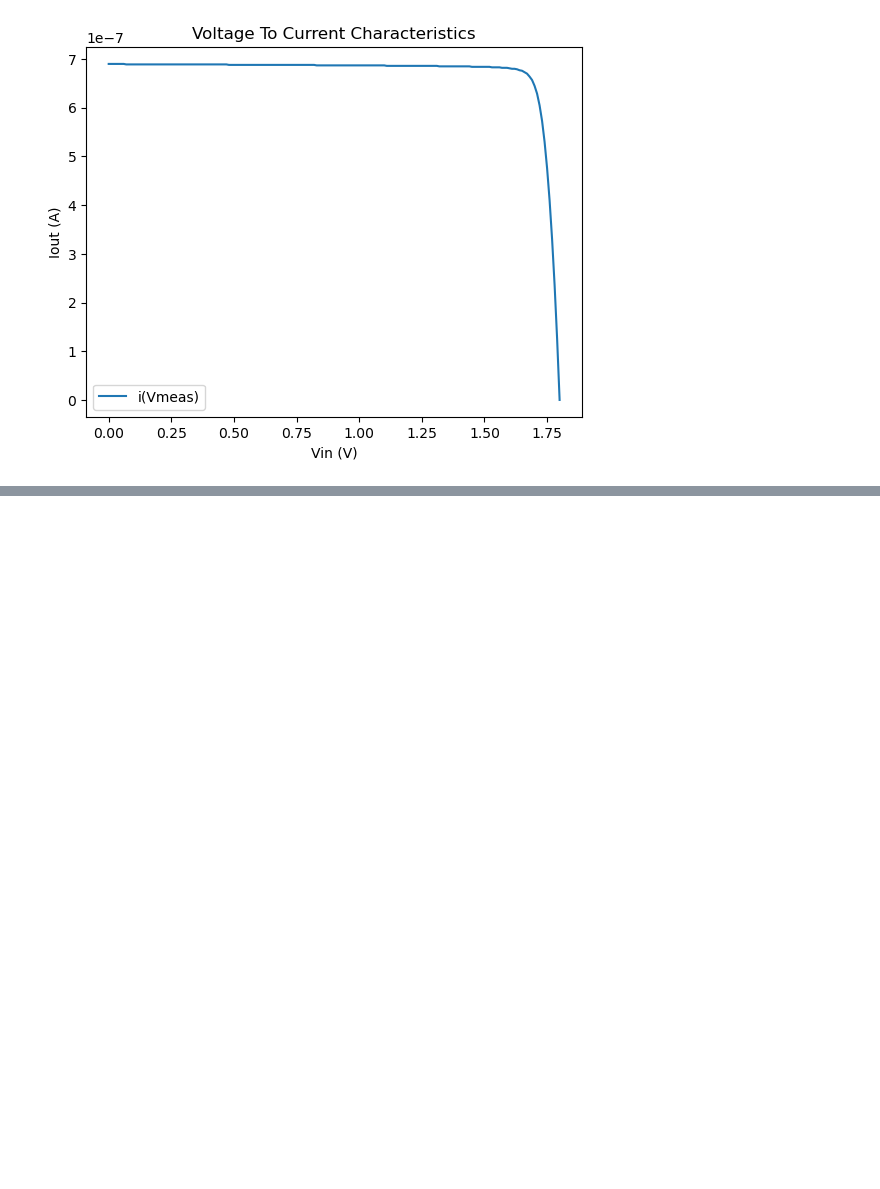
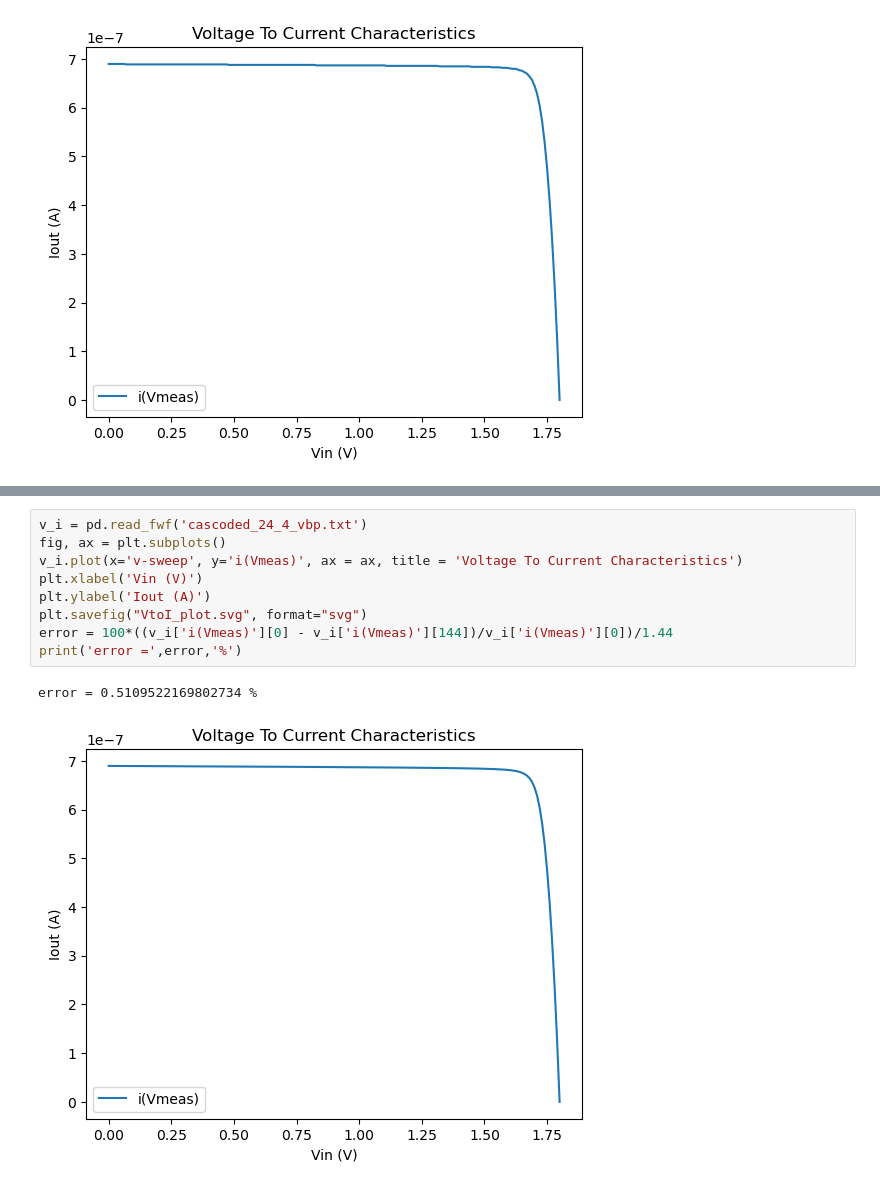
Before and after one commit to Chidunbo/DAC-VLSI, a Jupyter notebook: simulation_results/bias_gen_test/dac_plot.ipynb, the cells around one changed output, grey strips where cells are left out. Saved outputs shown, nothing was run; the diff lists cells and outputs as text; blank space fills up the shorter version.

```diff
--- a/simulation_results/bias_gen_test/dac_plot.ipynb
+++ b/simulation_results/bias_gen_test/dac_plot.ipynb
@@ -66,0 +85,12 @@ print(error)
+# %%
+v_i = pd.read_fwf('cascoded_24_4_vbp.txt')
+fig, ax = plt.subplots()
+v_i.plot(x='v-sweep', y='i(Vmeas)', ax = ax, title = 'Voltage To Current Characteristics')
+plt.xlabel('Vin (V)')
+plt.ylabel('Iout (A)')
+plt.savefig("VtoI_plot.svg", format="svg")
+error = 100*((v_i['i(Vmeas)'][0] - v_i['i(Vmeas)'][144])/v_i['i(Vmeas)'][0])/1.44
+print('error =',error,'%')
+# %% [output]
+error = 0.5109522169802734 %
+[figure, added]
```
Also changed, not shown: parts of 1 cell of this notebook, 3 other files.
